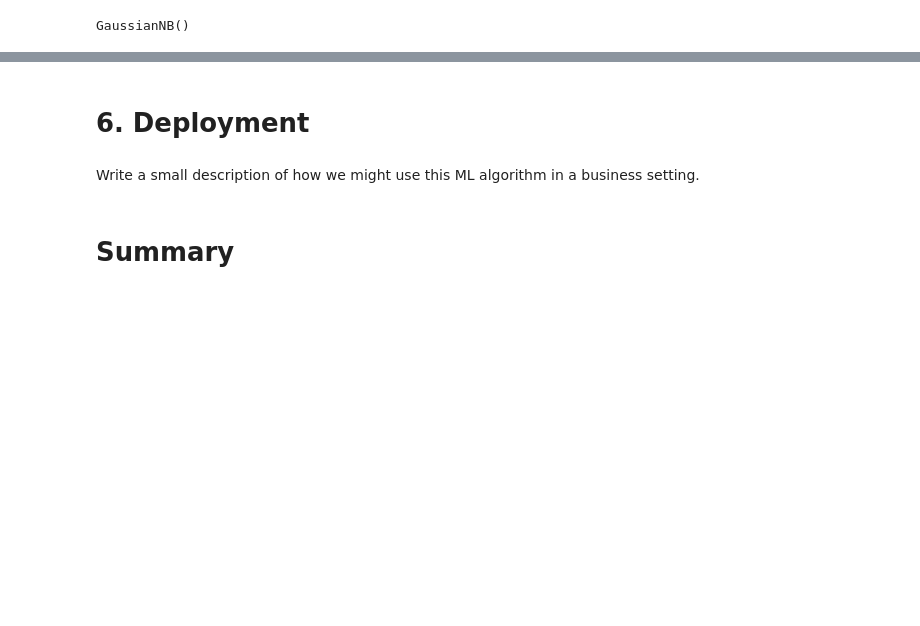
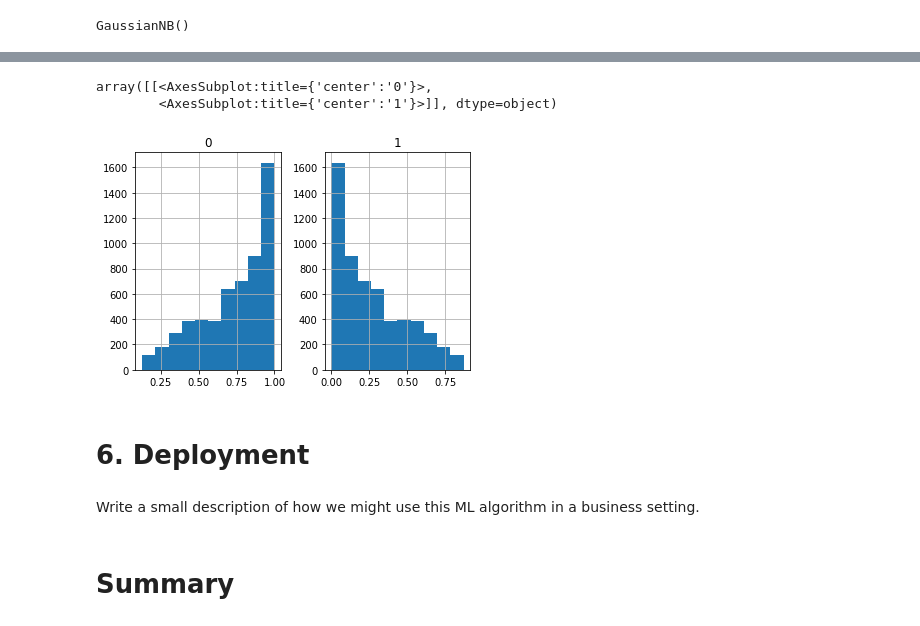
Before and after one commit to lBasket/MSDS600, a Jupyter notebook: Week 3/Week_3_Assignment_Trevor_Carley.ipynb, the cells around one changed output, grey strips where cells are left out. Drawn from its saved outputs; the diff is of its cells as text; code cells hidden in the pictures; blank space fills up the shorter version.

```diff
--- a/Week 3/Week_3_Assignment_Trevor_Carley.ipynb
+++ b/Week 3/Week_3_Assignment_Trevor_Carley.ipynb
@@ -288,3 +316,11 @@ No Information train score : 0.7346467873624423, test score: 0.7345635202271115
+# %%
+pd.DataFrame(rf_best.predict_proba(X_train)).hist()
+
+# Is this just showing me that we're rarely very sure of 1 = Yes churn?
+# %% [output]
+array([[<AxesSubplot:title={'center':'0'}>,
+        <AxesSubplot:title={'center':'1'}>]], dtype=object)
+[figure, added]
 # %% [markdown]
 # 6. Deployment
 # %% [markdown]
```
Also changed, not shown: parts of 6 cells of this notebook.
